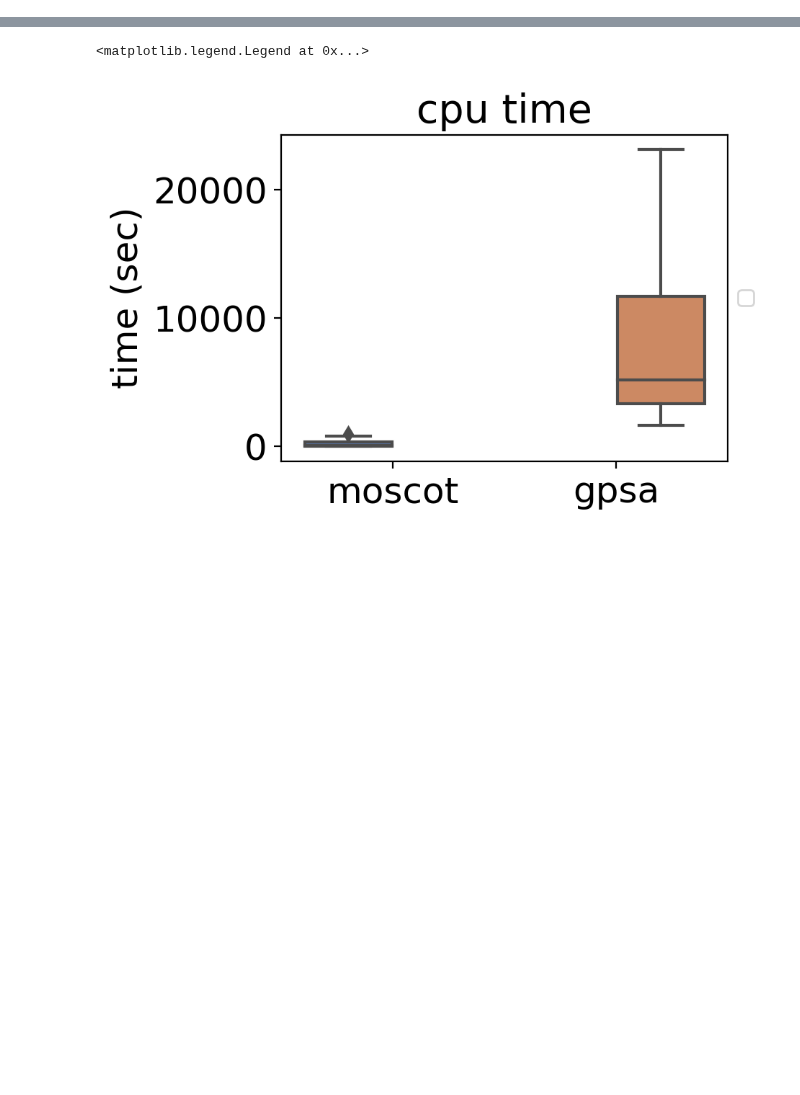
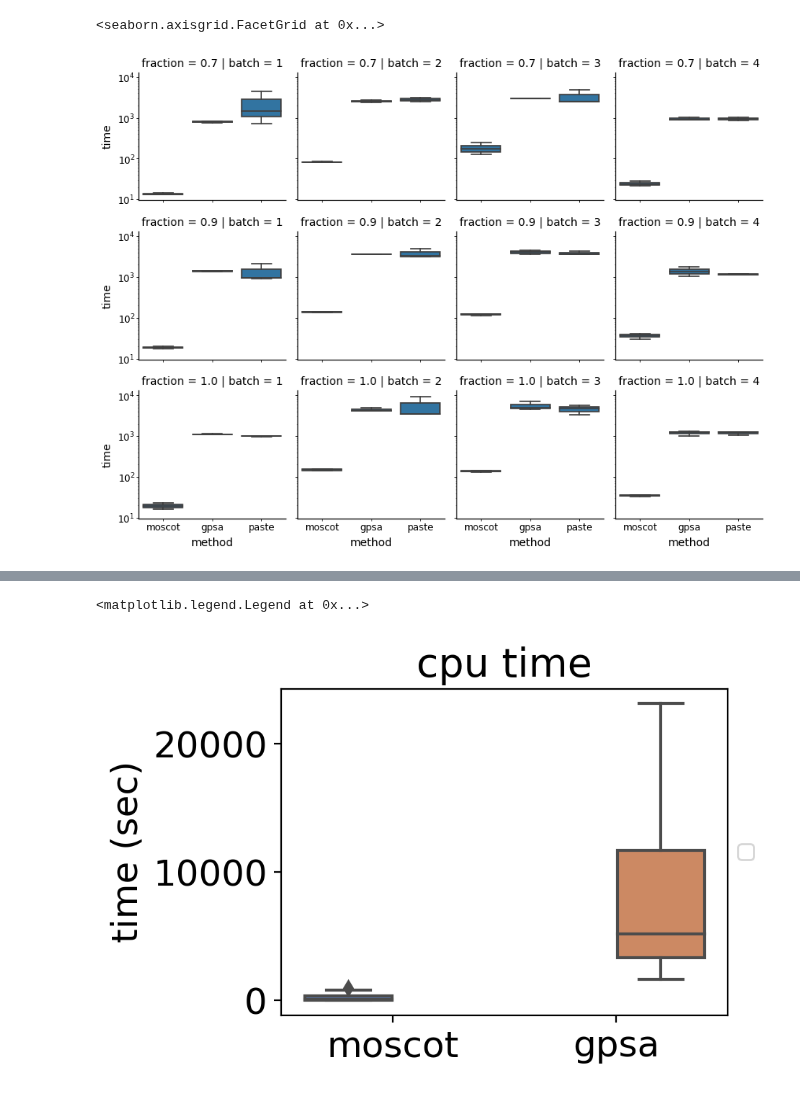
Before and after one commit to theislab/moscot_benchmarks, a Jupyter notebook: experiments/space/alignment/analyze_results.ipynb, the cells around one changed output, grey strips where cells are left out. Drawn from its saved outputs; the diff is of its cells as text; code cells hidden in the pictures; blank space fills up the shorter version.

```diff
--- a/experiments/space/alignment/analyze_results.ipynb
+++ b/experiments/space/alignment/analyze_results.ipynb
@@ -15,3 +17,5 @@ results = seml.get_results(seml_run, to_data_frame=True)
 configs = seml.get_results(
     seml_run,
 )
+# %%
+results = results[results["config.model.tool.type"] != "moscot"].copy()
@@ -78,0 +124,22 @@ results
+# %%
+best_config = []
+for d in final_df.batch.unique():
+    for m in final_df.method.unique():
+        for f in final_df.fraction.unique():
+            cond = (
+                (final_df.method == m)
+                & (final_df.batch == d)
+                & (final_df.fraction == f)
+            )
+            temp_df = final_df[cond].copy()
+            conf = (
+                temp_df[["config", "mse"]]
+                .groupby(["config"])
+                .median()
+                .reset_index()
+                .sort_values(by="mse", ascending=False)
+                .reset_index(drop=True)
+                .config[0]
+            )
+            best_config.append(temp_df[temp_df.config == conf].copy())
+            # best_config.append()
@@ -120,3 +212,20 @@ plt.legend("", loc="center left", bbox_to_anchor=(1, 0.5))
+# %%
+mplscience.set_style()
+# palette = "deep"
+
+# sc.set_figure_params(figsize=(3, 3), dpi=100)
+# fig, axs = plt.subplots(1, 1, figsize=(4, 3), dpi=200)
+
+
+def fixed_boxplot(x, y, *args, label=None, **kwargs):
+    sns.boxplot(x=x, y=y, *args, **kwargs, labels=[label]).set_yscale("log")
+
+
+g = sns.FacetGrid(plot_df, col="batch", row="fraction")
+g.map(fixed_boxplot, "method", "time")
+# %% [output]
+<seaborn.axisgrid.FacetGrid at 0x...>
+[figure, added]
 # %%
 cond = (results["config.data.dataset.fraction"] == 0.5) & (
     results["config.data.dataset.batch"] == 3
```
Also changed, not shown: parts of 15 cells of this notebook, 6 other files.
